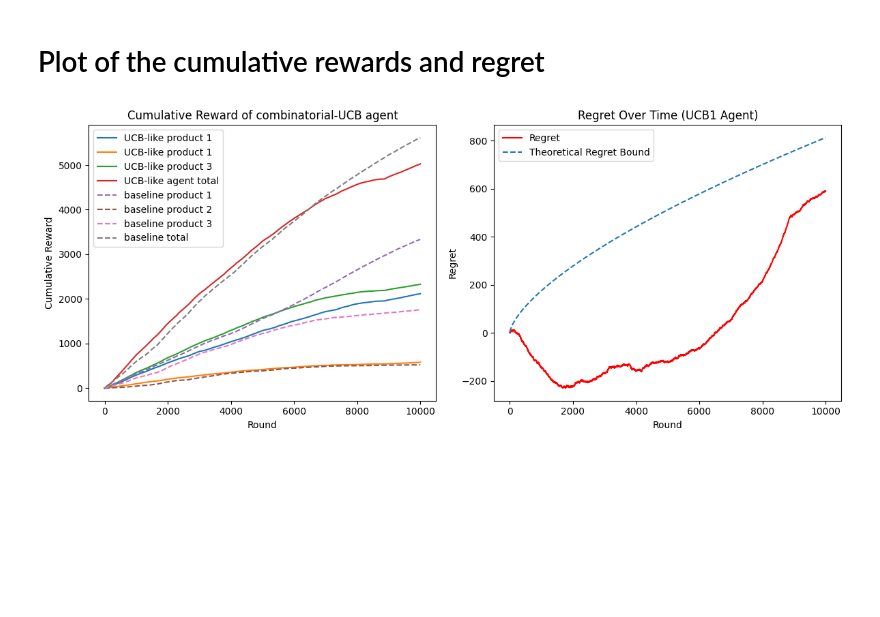
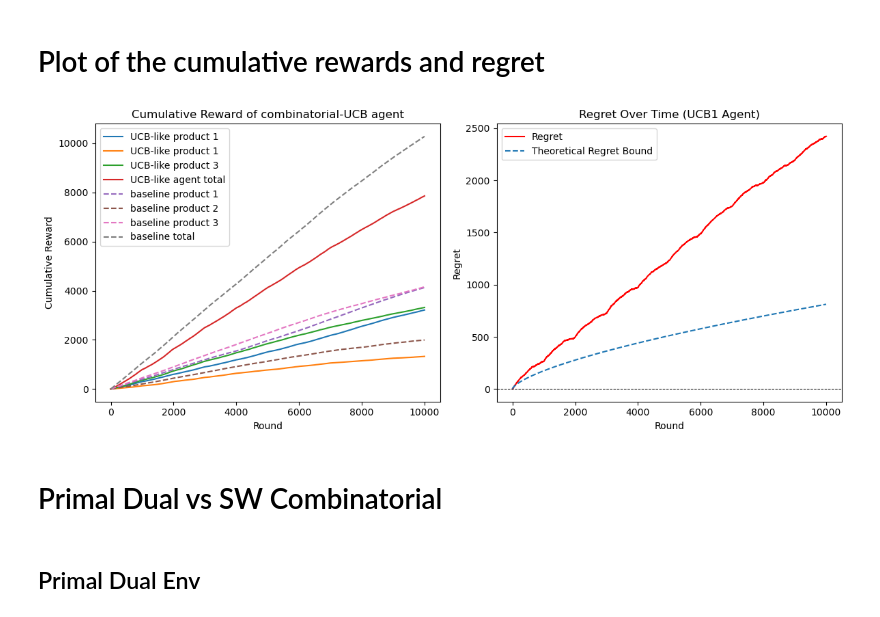
Before and after one commit to Filippo-Galli/Online-Learning-Application-project, a Jupyter notebook: 5_slightly_non_stat_multi_prod/main.ipynb, the cells around one changed output. Cells and saved outputs as stored; diff of their text form; code cells hidden in the pictures; blank space fills up the shorter version.

```diff
--- a/5_slightly_non_stat_multi_prod/main.ipynb
+++ b/5_slightly_non_stat_multi_prod/main.ipynb
@@ -7,11 +10,13 @@ from scipy import optimize
 # %%
 np.random.seed(42)  # For reproducibility
 T = 10000           # total time horizon
-B = T
+Inventory_frac = 0.80
 W = 1000
 n_products = 3
+B = T * Inventory_frac*n_products  # total inventory across all products
 n_intervals = 30
-prices = np.linspace(0,1, 5)
+prices_per_product = 7
+prices = np.linspace(0.1, 0.9, prices_per_product)
 
 print(prices)
 # %% [output]
@@ -470,31 +309,36 @@ Baseline cumulative reward
 # %%
 #Regret at each time step
 regret = (baseline_cumulative_reward - agent_cumulative_reward).sum(axis=1)
 
 theoretical_regret = [1.75*(t + 1)**(2/3) for t in range(len(regret))]  # Adjust scaling if needed
 
 # Plot
 plt.figure(figsize=(12, 5))
 
 plt.subplot(1, 2, 1)
 plt.plot(agent_cumulative_reward)
 plt.plot(agent_cumulative_reward.sum(axis=1))
 plt.plot(baseline_cumulative_reward, linestyle="--")
 plt.plot(baseline_cumulative_reward.sum(axis=1), linestyle="--")
 plt.xlabel("Round")
 plt.ylabel("Cumulative Reward")
 plt.title("Cumulative Reward of combinatorial-UCB agent")
 plt.legend(["UCB-like product 1", "UCB-like product 1", "UCB-like product 3", "UCB-like agent total", "baseline product 1", "baseline product 2", "baseline product 3", "baseline total", ])
 
 plt.subplot(1, 2, 2)
 plt.plot(regret, label="Regret", color='red')
 plt.plot(theoretical_regret, label="Theoretical Regret Bound", linestyle="--")
+plt.axhline(0, color='black', linestyle='--',linewidth=0.7)
 plt.xlabel("Round")
 plt.ylabel("Regret")
 plt.title("Regret Over Time (UCB1 Agent)")
 plt.legend()
 
 plt.tight_layout()
 plt.show()
 # %% [output]
-[figure, old version]
+[figure, new version]
+# %% [markdown]
+# Primal Dual vs SW Combinatorial
+# %% [markdown]
+## Primal Dual Env
```
Also changed, not shown: parts of 8 cells of this notebook, 2 other files.
